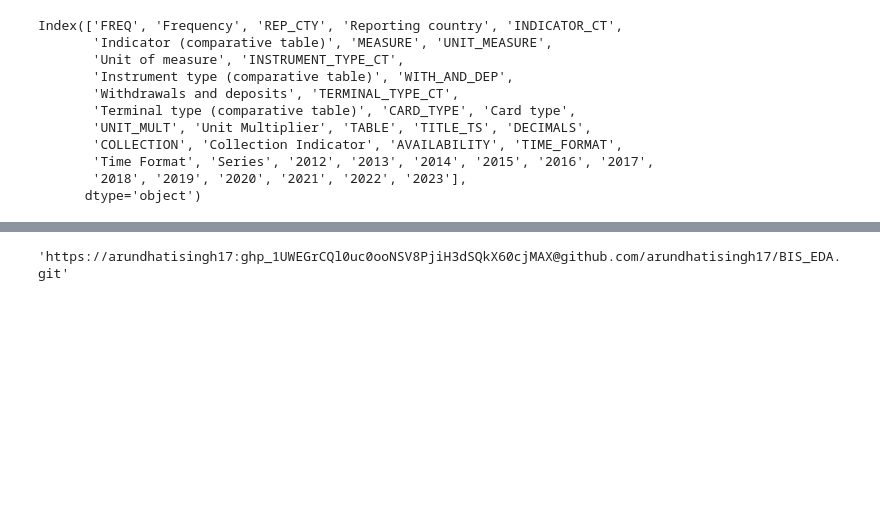
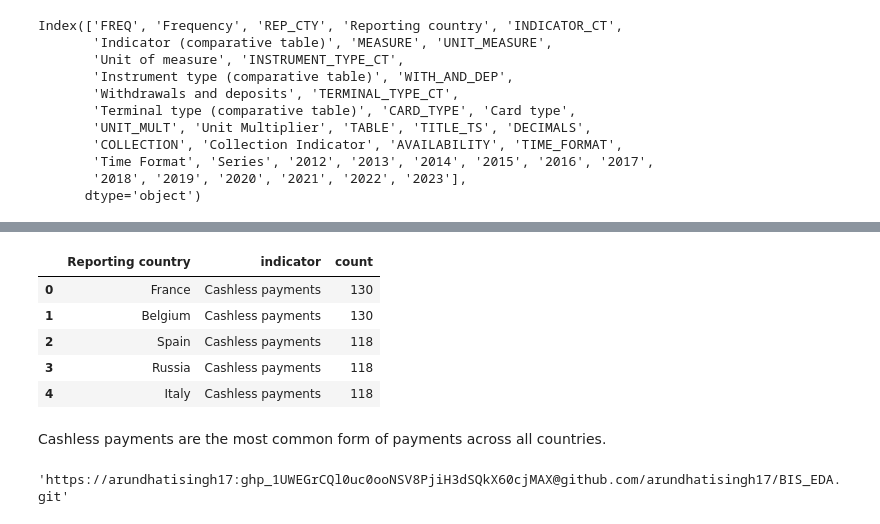
Before and after one commit to arundhatisingh17/BIS_EDA, a Jupyter notebook: bis_macro_financial_eda.ipynb, the cells around one changed output, grey strips where cells are left out. Drawn from its saved outputs; the diff is of its cells as text; code cells hidden in the pictures; blank space fills up the shorter version.

```diff
--- a/bis_macro_financial_eda.ipynb
+++ b/bis_macro_financial_eda.ipynb
@@ -96,3 +120,29 @@ Index(['FREQ', 'Frequency', 'REP_CTY', 'Reporting country', 'INDICATOR_CT',
+# %%
+query = """
+SELECT "Reporting country", "Indicator (comparative table)" AS indicator,COUNT(*) AS count
+FROM WS_CPMI_CT1_csv_col
+WHERE "Indicator (comparative table)" = (
+    SELECT "Indicator (comparative table)"
+    FROM WS_CPMI_CT1_csv_col
+    GROUP BY "Indicator (comparative table)"
+    ORDER BY COUNT(*) DESC
+    LIMIT 1
+)
+GROUP BY "Reporting country"
+ORDER BY count DESC;
+"""
+
+common_indic = pd.read_sql(query, engine)
+common_indic.head()
+# %% [output]
+|  | Reporting country | indicator | count |
+| 0 | France | Cashless payments | 130 |
+| 1 | Belgium | Cashless payments | 130 |
+| 2 | Spain | Cashless payments | 118 |
+| 3 | Russia | Cashless payments | 118 |
+| 4 | Italy | Cashless payments | 118 |
+# %% [markdown]
+Cashless payments are the most common form of payments across all countries.
 # %%
 with open('/content/drive/MyDrive/secrets.gitignore', 'r') as f:
     token = f.read().strip()
```
Also changed, not shown: parts of 7 cells of this notebook.
